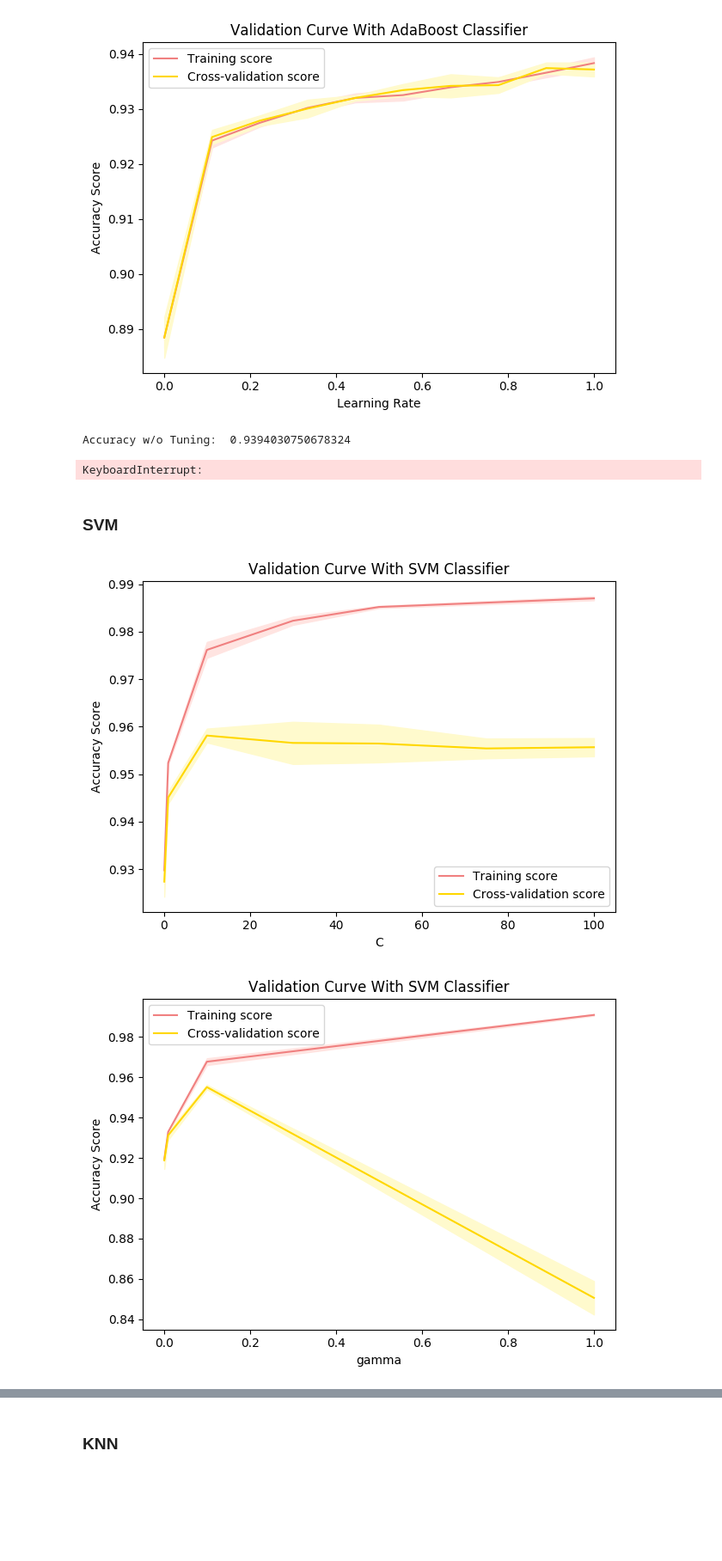
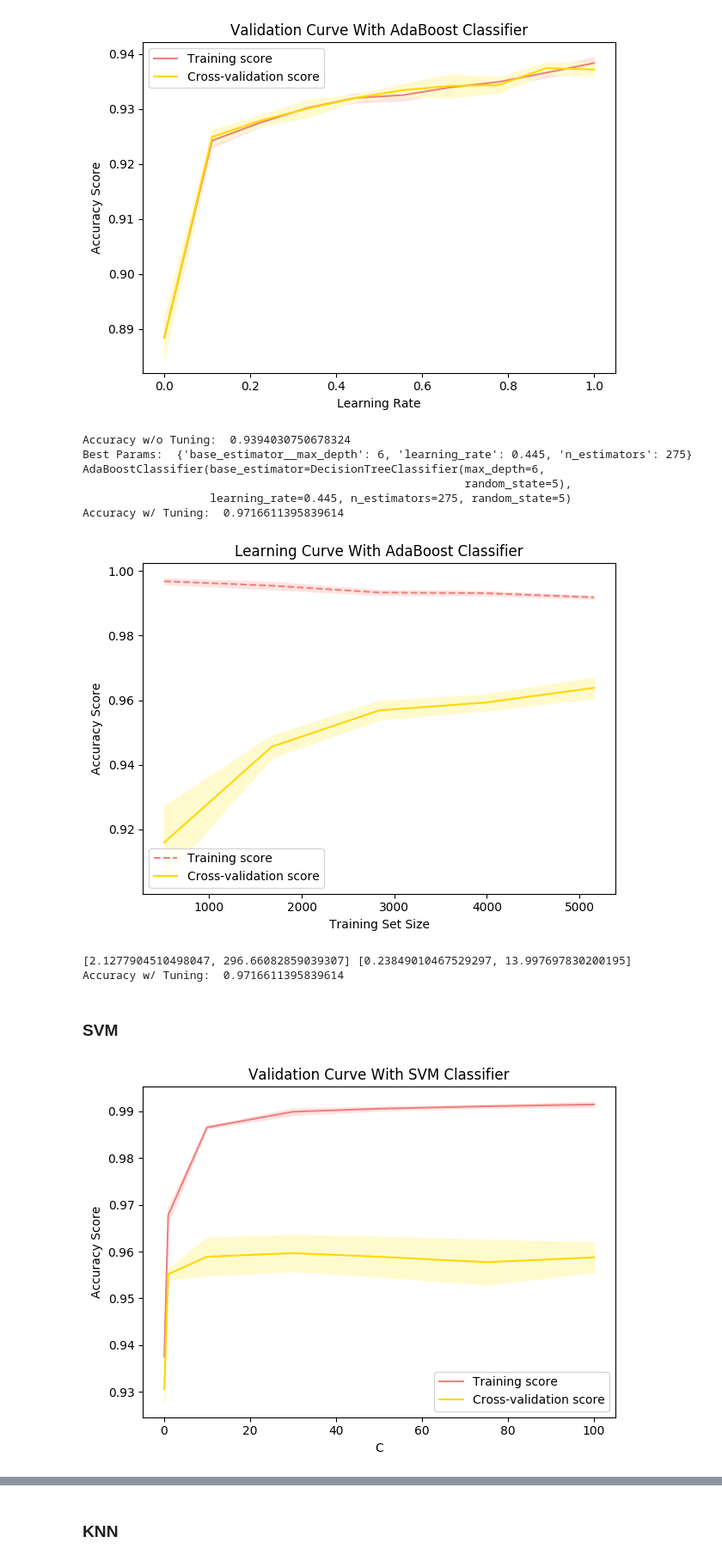
Before and after one commit to aashiamehta/MachineLearning, a Jupyter notebook: Project1/supervised_learning.ipynb, the cells around one changed output, grey strips where cells are left out. Shown at 86% size. Drawn from its saved outputs; the diff is of its cells as text; code cells hidden in the pictures; blank space fills up the shorter version.

```diff
--- a/Project1/supervised_learning.ipynb
+++ b/Project1/supervised_learning.ipynb
@@ -186,3 +188,20 @@ Best Params:  {'max_depth': 19} DecisionTreeClassifier(max_depth=19, random_stat
 Accuracy w/ Tuning:  0.964124208622249
 857 0.8029445073612684 0.029445073612684003
 [figure]
+# %%
+fit_time_start = time.time()
+final_phishing_dt.fit(phishing_X_train, phishing_Y_train)
+fit_time_end = time.time()
+phishing_fit_time = (fit_time_end - fit_time_start) * 100
+phishing_fit_times.append(phishing_fit_time)
+
+predict_time_start = time.time()
+phishing_Y_pred = final_phishing_dt.predict(phishing_X_test)
+predict_time_end = time.time()
+phishing_predict_time = (predict_time_end - predict_time_start) * 100
+phishing_predict_times.append(phishing_predict_time)
+
+print(phishing_fit_times, phishing_predict_times)
+
+final_phishing_dt_accuracy = accuracy_score(phishing_Y_test, phishing_Y_pred)
+print("Accuracy w/ Tuning: ", final_phishing_dt_accuracy)
@@ -210,7 +232,7 @@ phishing_boosting_accuracy = accuracy_score(phishing_Y_test, phishing_Y_pred)
 print("Accuracy w/o Tuning: ", phishing_boosting_accuracy)
 
 # https://scikit-learn.org/stable/modules/generated/sklearn.model_selection.GridSearchCV.html
-param_grid = {"n_estimators": np.arange(10, 300, 5), "learning_rate": np.linspace(0.001, 1.0, 10)}
+param_grid = {"n_estimators": [275], "learning_rate": [0.445], 'base_estimator__max_depth':np.arange(1, 30)}
 phishing_boosting_tuned = GridSearchCV(phishing_boosting, param_grid, scoring='accuracy', cv=3)
 phishing_boosting_tuned.fit(phishing_X_train, phishing_Y_train)
 best_params = phishing_boosting_tuned.best_params_
@@ -226,19 +248,42 @@ print("Accuracy w/ Tuning: ", final_phishing_boosting_accuracy)
 create_learning_curve(final_phishing_boosting, phishing_X_train, phishing_Y_train, "AdaBoost Classifier")
 # %% [output]
 Accuracy w/o Tuning:  0.9394030750678324
+Best Params:  {'base_estimator__max_depth': 6, 'learning_rate': 0.445, 'n_estimators': 275} AdaBoostClassifier(base_estimator=DecisionTreeClassifier(max_depth=6,
+                                                         random_state=5),
+                   learning_rate=0.445, n_estimators=275, random_state=5)
+Accuracy w/ Tuning:  0.9716611395839614
-KeyboardInterrupt:
+[figure, added]
+# %%
+fit_time_start = time.time()
+final_phishing_boosting.fit(phishing_X_train, phishing_Y_train)
+fit_time_end = time.time()
+phishing_fit_time = (fit_time_end - fit_time_start) * 100
+phishing_fit_times.append(phishing_fit_time)
+
+predict_time_start = time.time()
+phishing_Y_pred = final_phishing_boosting.predict(phishing_X_test)
+predict_time_end = time.time()
+phishing_predict_time = (predict_time_end - predict_time_start) * 100
+phishing_predict_times.append(phishing_predict_time)
+
+print(phishing_fit_times, phishing_predict_times)
+
+final_phishing_boosting_accuracy = accuracy_score(phishing_Y_test, phishing_Y_pred)
+print("Accuracy w/ Tuning: ", final_phishing_boosting_accuracy)
+# %% [output]
+[2.1277904510498047, 296.66082859039307] [0.23849010467529297, 13.997697830200195]
+Accuracy w/ Tuning:  0.9716611395839614
 # %% [markdown]
 ### SVM
 # %%
 # https://scikit-learn.org/stable/modules/generated/sklearn.svm.SVC.html
-phishing_svm = SVC(random_state=5)
+phishing_svm = SVC(random_state=5, gamma = 0.1)
 
 create_validation_curve(phishing_svm, phishing_X_train, phishing_Y_train, "C", [0.1, 1, 10, 30, 50, 75, 100], "SVM Classifier", "C")
-create_validation_curve(phishing_svm, phishing_X_train, phishing_Y_train, "gamma", [0.001, 0.01, 0.1, 1], "SVM Classifier", "gamma")
+# create_validation_curve(phishing_svm, phishing_X_train, phishing_Y_train, "gamma", [0.00001, 0.0001, 0.001, 0.01, 0.1], "SVM Classifier", "gamma")
 # create_validation_curve(phishing_svm, phishing_X_train, phishing_Y_train, "kernel", ['linear', 'rbf', 'poly', 'sigmoid', 'precomputed'], "SVM Classifier", "kernel")
 # %% [output]
-[figure, old version]
+[figure, new version]
-[figure, removed]
 # %%
 phishing_svm.fit(phishing_X_train, phishing_Y_train)
 phishing_Y_pred = phishing_svm.predict(phishing_X_test)
```
Also changed, not shown: parts of 31 cells of this notebook.
